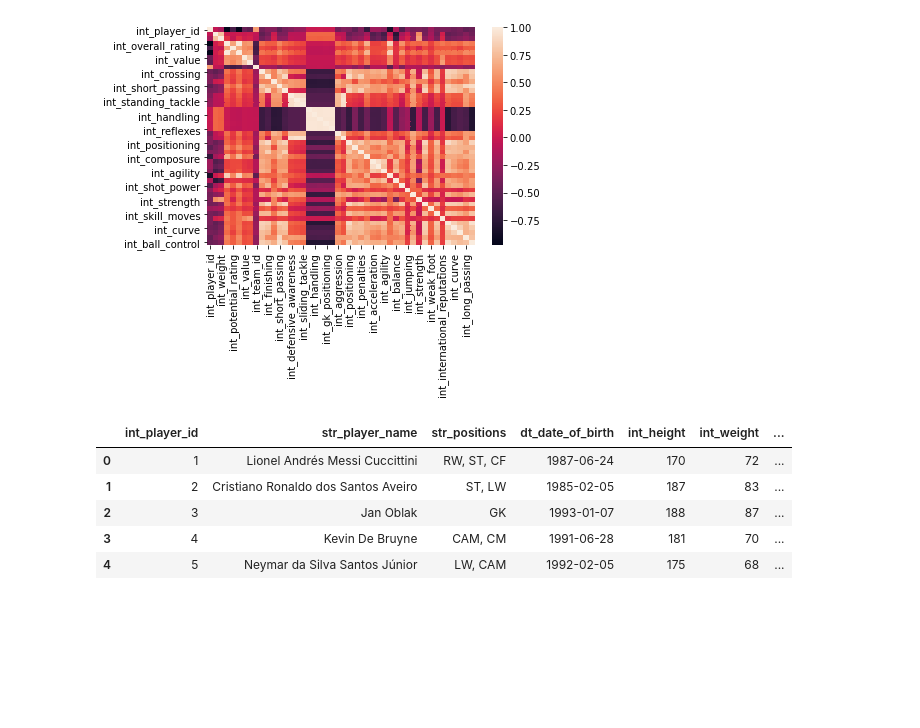
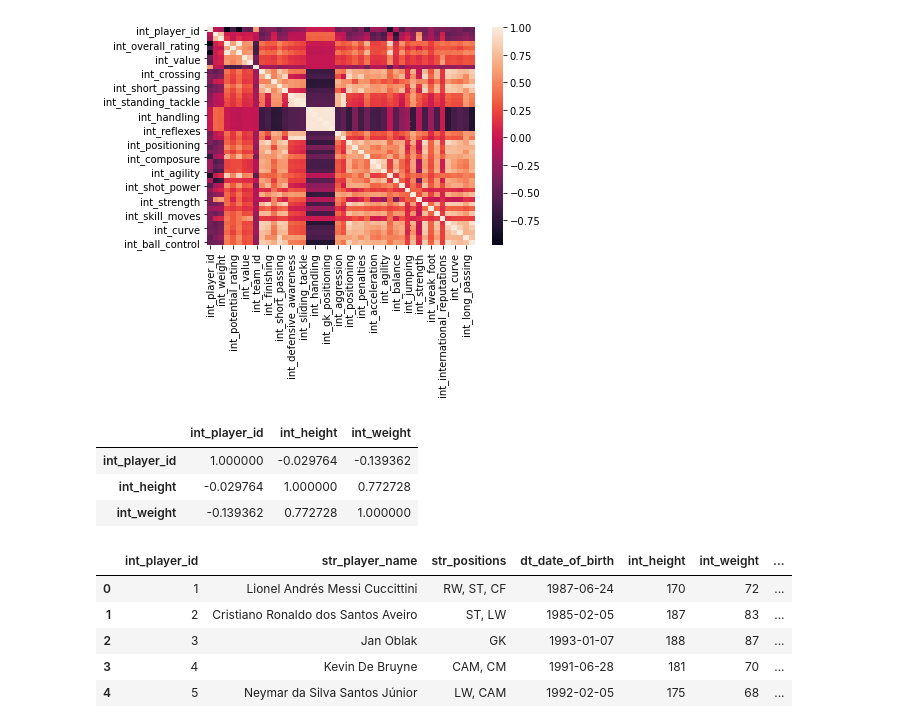
Before and after one commit to aldenwattimena/fifa-analytics, a Jupyter notebook: Untitled.ipynb, the cells around one changed output. Cells and saved outputs as stored; diff of their text form; code cells hidden in the pictures; blank space fills up the shorter version.

```diff
--- a/Untitled.ipynb
+++ b/Untitled.ipynb
@@ -349,6 +366,13 @@ sns.heatmap(corr)
 # %% [output]
 <AxesSubplot:>
 [figure]
+# %%
+df[["int_player_id","int_height","int_weight"]].corr()
+# %% [output]
+|  | int_player_id | int_height | int_weight |
+| int_player_id | 1.000000 | -0.029764 | -0.139362 |
+| int_height | -0.029764 | 1.000000 | 0.772728 |
+| int_weight | -0.139362 | 0.772728 | 1.000000 |
 # %%
 df.head()
 # %% [output]
```
Also changed, not shown: parts of 8 cells of this notebook, 9 other files.
